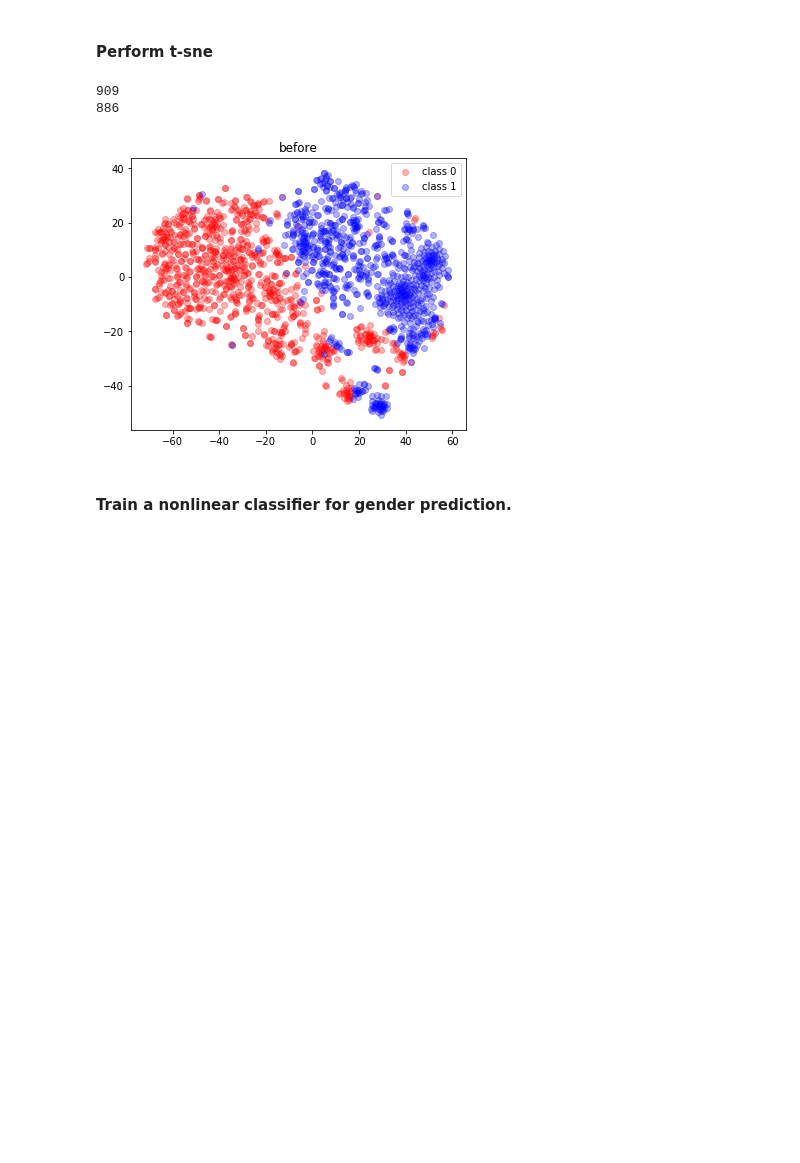
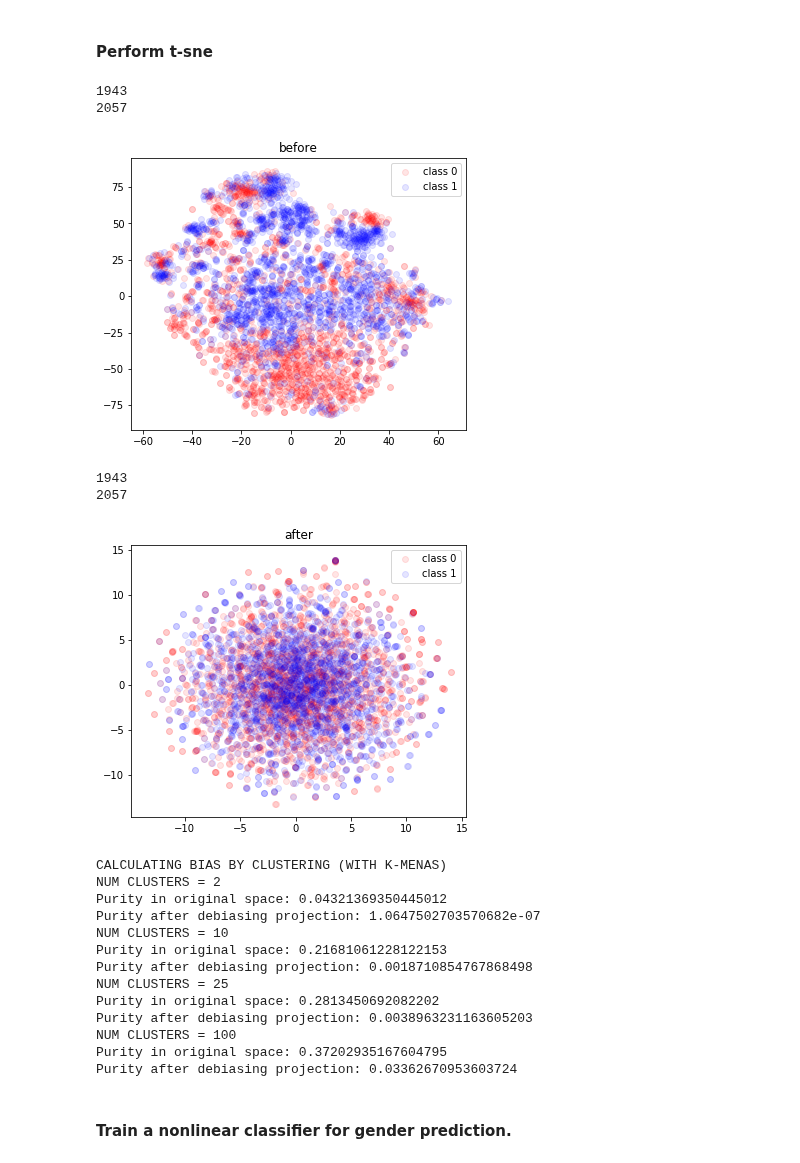
Before and after one commit to shauli-ravfogel/nullspace_projection, a Jupyter notebook: notebooks/word2vec_debiasing.ipynb, the cells around one changed output. Cells and saved outputs as stored; diff of their text form; code cells hidden in the pictures; blank space fills up the shorter version.

```diff
--- a/notebooks/word2vec_debiasing.ipynb
+++ b/notebooks/word2vec_debiasing.ipynb
@@ -44,7 +44,7 @@ def tsne_by_gender(vecs, labels, title, words = None):
   for i, c, label in zip(set(labels.tolist()), colors, names):
     print(len(vecs_2d[labels == i, 0]))
     plt.scatter(vecs_2d[labels == i, 0], vecs_2d[labels == i, 1], c=c,
-                label=label, alpha = 0.3)
+                label=label, alpha = 0.1)
   plt.legend()
   plt.title(title)
 
@@ -107,7 +174,7 @@ def save_in_word2vec_format(vecs: np.ndarray, words: np.ndarray, fname: str):
 # %%
 # 50k top vectors (without gender-typical words) - used for training
 
-model, vecs, words = load_word_vectors(fname = "../data/embeddings/vecs.filtered.with_biased.txt")
+model, vecs, words = load_word_vectors(fname = "../data/embeddings/vecs.filtered.with_gendered.txt")
 
 # only gendered vectors
 
@@ -118,15 +185,17 @@ model_all = KeyedVectors.load_word2vec_format("../data/embeddings/GoogleNews-vec
 
 
 gender_direction = model_gendered["he"] - model_gendered["she"]
+#gender_direction = model_gendered["he"] + model_gendered["man"] + model_gendered["boy"] + model_gendered["him"] - (model_gendered["she"] + model_gendered["woman"] + model_gendered["girl"] + model_gendered["her"])
 gender_unit_vec = gender_direction/np.linalg.norm(gender_direction)
 
-#gender_direction = model_gendered["he"] + model_gendered["man"] + model_gendered["boy"] + model_gendered["him"] - (model_gendered["she"] + model_gendered["woman"] + model_gendered["girl"] + model_gendered["her"])
 
-masc_words_and_scores, fem_words_and_scores, neut_words_and_scores = project_on_gender_subspaces(gender_direction, model, n = 5000)
+masc_words_and_scores, fem_words_and_scores, neut_words_and_scores = project_on_gender_subspaces(gender_direction, model, n = 25000)
+#masc_words_and_scores , fem_words_and_scores, neut_words_and_scores = groups_by_neighbors(gender_direction, model, n=5000)
+
 masc_words, masc_scores = list(zip(*masc_words_and_scores))
 neut_words, neut_scores = list(zip(*neut_words_and_scores))
 fem_words, fem_scores = list(zip(*fem_words_and_scores))
-fem_scores = [-x for x in fem_scores]
+#fem_scores = [-x for x in fem_scores]
 masc_vecs, fem_vecs = get_vectors(masc_words, model), get_vectors(fem_words, model)
 neut_vecs = get_vectors(neut_words, model)
 
@@ -141,11 +210,16 @@ masc_vecs_all, fem_vecs_all = get_vectors(masc_words, model), get_vectors(fem_wo
 #all_significantly_biased_labels = np.concatenate((np.ones(fem_vecs.shape[0], dtype = int),
 #                                                 np.zeros(masc_vecs.shape[0], dtype = int)))
 #print(np.random.choice(masc_words, size = 75))
+print("TOP MASC")
 print(masc_words[:75])
+print("LAST MASC")
+print(masc_words[-75:])
 print("-------------------------")
 #print(np.random.choice(fem_words, size = 75))
+print("TOP FEM")
 print(fem_words[:75])
-
+print("LAST FEM")
+print(fem_words[-75:])
 print("-------------------------")
 #print(np.random.choice(neut_words, size = 75))
 print(neut_words[:75])
@@ -173,7 +261,7 @@ Train size: 6233; Dev size: 2672; Test size: 5937
 ### Debias
 # %%
 REGRESSION = False
-NUM_CLASSES = 2
+NUM_CLASSES = 3
 EPSILON = 0.015
 
 classifier_class = svm_classifier.SVMClassifier
@@ -183,9 +271,12 @@ is_autoregressive = True
 min_accuracy = 0.0 #((1./NUM_CLASSES) + EPSILON) if not REGRESSION else 0.07
 add_noise = False
 random_sample = False
-siamese = True
+siamese = False
+siamese_dim = 1
+REGULARIZATION = "l2"
 
 P = debias.get_debiasing_projection(classifier_class, num_classifiers, input_dim,
                                     is_autoregressive, min_accuracy, X_train, Y_train,
-                                    X_dev, Y_dev, add_noise, random_sample, REGRESSION, siamese)
+                                    X_dev, Y_dev, add_noise, random_sample, REGRESSION,
+                                    siamese, REGULARIZATION)
 # %% [output]
@@ -237,38 +313,56 @@ def perform_purity_test(vecs, k, labels_true):
 
 def to_integer(arr, eps = 0.03):
 
     return np.array([1 if x > eps else (-1 if x < -eps else 0) for x in arr])
 
 Y_dev = to_integer(Y_dev) #Y_dev > 0
 Y_train = to_integer(Y_train)
 X_dev = X_dev[Y_dev != 0]
 X_train = X_train[Y_train != 0]
 Y_dev = Y_dev[Y_dev != 0]
 Y_train = Y_train[Y_train != 0]
 
-tsne_by_gender(X_dev, Y_dev, title = "before")
+M =  4000
+
+tsne_by_gender(X_dev[:M], Y_dev[:M], title = "before")
 X_dev_cleaned = X_dev.dot(P)
 X_test_cleaned = X_test.dot(P)
 X_trained_cleaned = X_train.dot(P)
 #all_biased_cleaned = all_significantly_biased_vecs.dot(P)
 
-tsne_projection = tsne_by_gender(X_dev_cleaned, Y_dev, title = "after")
+tsne_projection = tsne_by_gender(X_dev_cleaned[:M], Y_dev[:M], title = "after")
 
 #tsne_projection = tsne_by_gender(all_biased_cleaned, all_significantly_biased_labels,title = "after (all)", words = all_significantly_biased_words)
 
 NUM_CLUSTERS = [2,10,25,100]
 
 print("CALCULATING BIAS BY CLUSTERING (WITH K-MENAS)")
 for num_clusters in NUM_CLUSTERS:
     print("NUM CLUSTERS = {}".format(num_clusters))
     purity_original = perform_purity_test(X_dev, k = num_clusters, labels_true = Y_dev)
     purity_after = perform_purity_test(X_dev_cleaned, k = num_clusters, labels_true = Y_dev)
     print("Purity in original space: {}".format(purity_original))
     print("Purity after debiasing projection: {}".format(purity_after))
 # %% [output]
-909
-886
+1943
+2057
-[figure, old version]
+[figure, new version]
+1943
+2057
+[figure, added]
+CALCULATING BIAS BY CLUSTERING (WITH K-MENAS)
+NUM CLUSTERS = 2
+Purity in original space: 0.04321369350445012
+Purity after debiasing projection: 1.0647502703570682e-07
+NUM CLUSTERS = 10
+Purity in original space: 0.21681061228122153
+Purity after debiasing projection: 0.0018710854767868498
+NUM CLUSTERS = 25
+Purity in original space: 0.2813450692082202
+Purity after debiasing projection: 0.0038963231163605203
+NUM CLUSTERS = 100
+Purity in original space: 0.37202935167604795
+Purity after debiasing projection: 0.03362670953603724
 # %% [markdown]
 #### Train a nonlinear classifier for gender prediction.
 # %%
```
Also changed, not shown: parts of 15 cells of this notebook.
